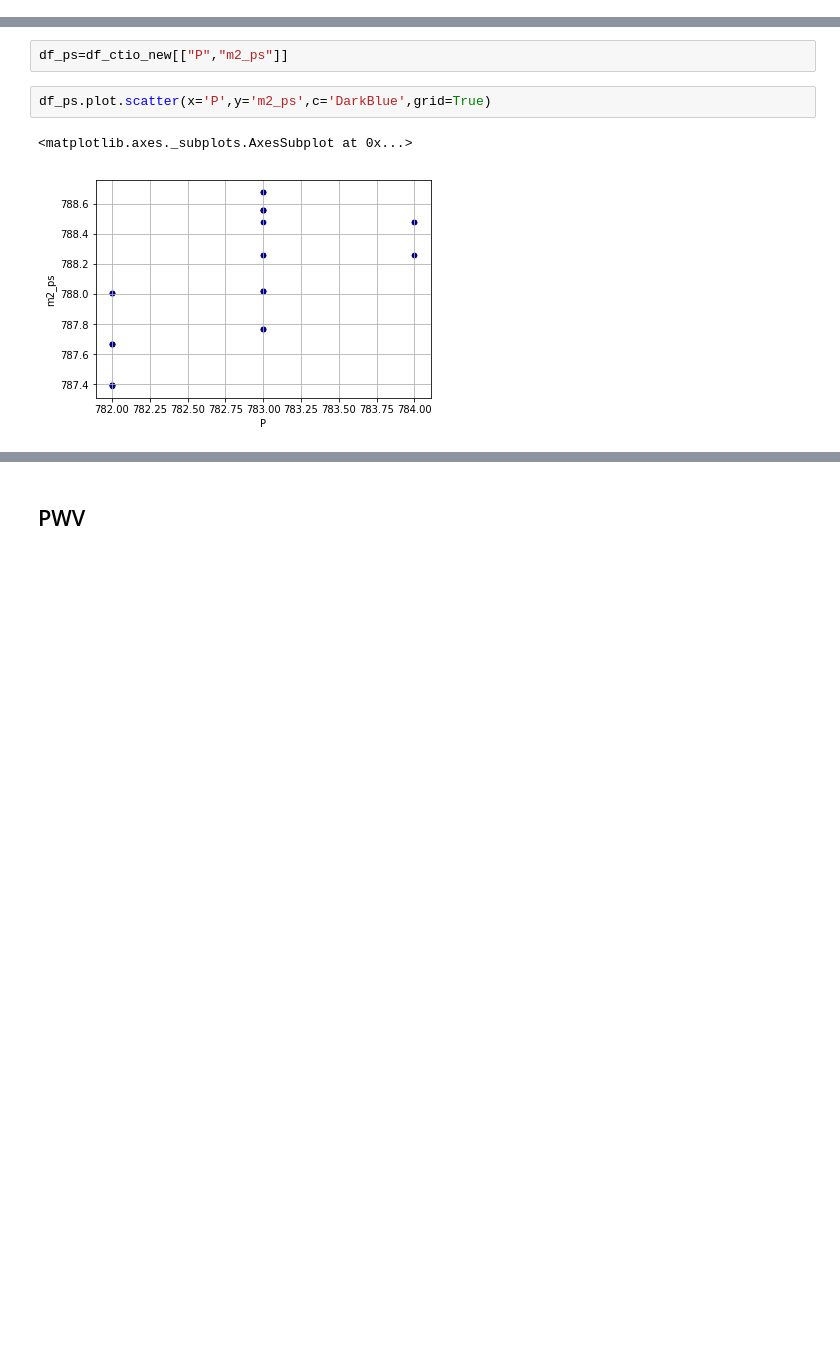
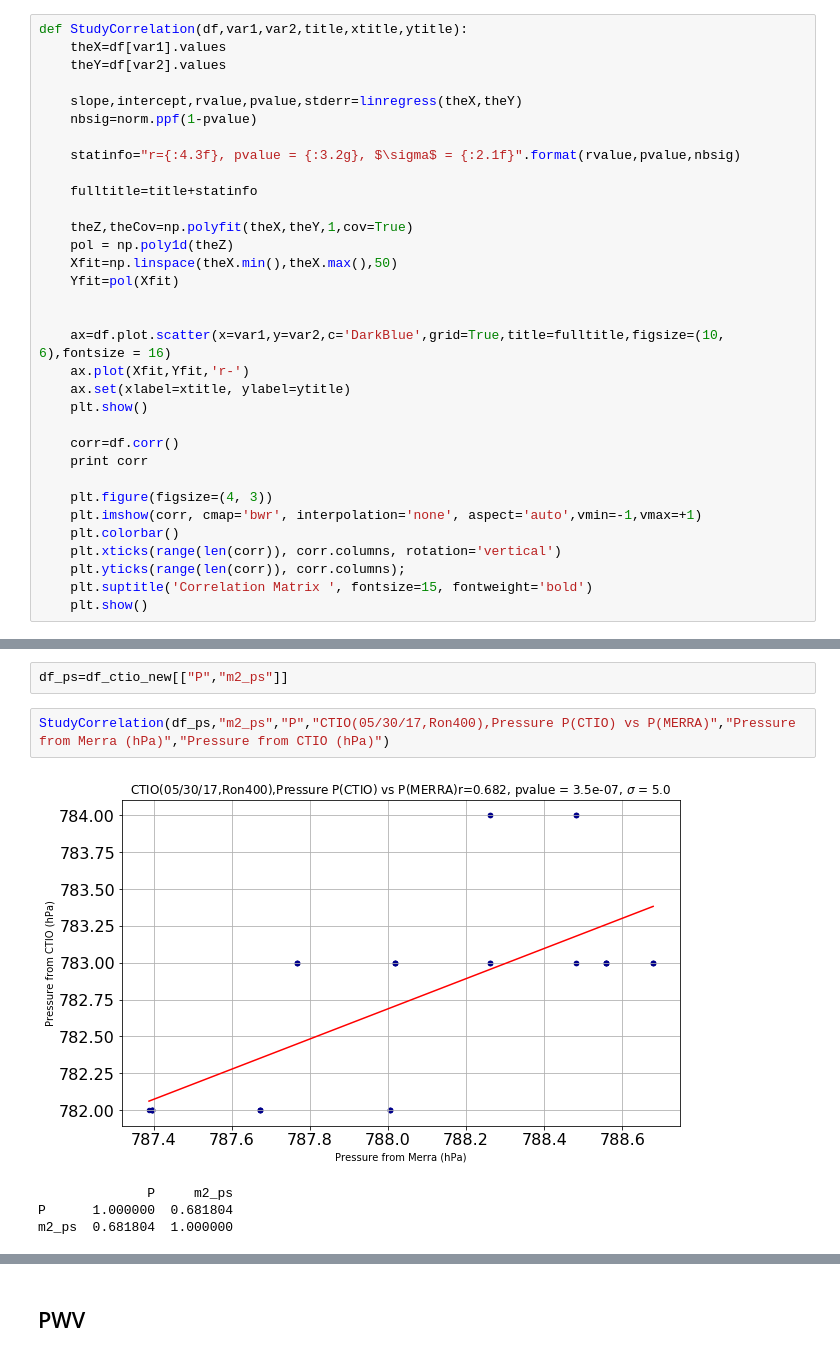
Before and after one commit to sylvielsstfr/GMAOMERRA2, a Jupyter notebook: atmparamcomp/CompareAtmParametersCTIO2017.ipynb, the cells around one changed output, grey strips where cells are left out. Saved outputs shown, nothing was run; the diff lists cells and outputs as text; blank space fills up the shorter version.

Commit message:
study correlation CTIO MERRA2

```diff
--- a/atmparamcomp/CompareAtmParametersCTIO2017.ipynb
+++ b/atmparamcomp/CompareAtmParametersCTIO2017.ipynb
@@ -382,12 +385,47 @@ df_ctio_new.head()
 5 rows × 33 columns
 # %% [markdown]
 # Do the analysis
+# %%
+def StudyCorrelation(df,var1,var2,title,xtitle,ytitle):
+    theX=df[var1].values
+    theY=df[var2].values
+
+    slope,intercept,rvalue,pvalue,stderr=linregress(theX,theY)
+    nbsig=norm.ppf(1-pvalue)
+
+    statinfo="r={:4.3f}, pvalue = {:3.2g}, $\sigma$ = {:2.1f}".format(rvalue,pvalue,nbsig)
+
+    fulltitle=title+statinfo
+
+    theZ,theCov=np.polyfit(theX,theY,1,cov=True)
+    pol = np.poly1d(theZ)
+    Xfit=np.linspace(theX.min(),theX.max(),50)
+    Yfit=pol(Xfit)
+
+
+    ax=df.plot.scatter(x=var1,y=var2,c='DarkBlue',grid=True,title=fulltitle,figsize=(10, 6),fontsize = 16)
+    ax.plot(Xfit,Yfit,'r-')
+    ax.set(xlabel=xtitle, ylabel=ytitle)
+    plt.show()
+
+    corr=df.corr()
+    print corr
+
+    plt.figure(figsize=(4, 3))
+    plt.imshow(corr, cmap='bwr', interpolation='none', aspect='auto',vmin=-1,vmax=+1)
+    plt.colorbar()
+    plt.xticks(range(len(corr)), corr.columns, rotation='vertical')
+    plt.yticks(range(len(corr)), corr.columns);
+    plt.suptitle('Correlation Matrix ', fontsize=15, fontweight='bold')
+    plt.show()
 # %% [markdown]
 ## Pressure
 # %%
 df_ps=df_ctio_new[["P","m2_ps"]]
-# %%
-df_ps.plot.scatter(x='P',y='m2_ps',c='DarkBlue',grid=True)
-# %% [output]
-<matplotlib.axes._subplots.AxesSubplot at 0x...>
-[figure, removed]
+# %%
+StudyCorrelation(df_ps,"m2_ps","P","CTIO(05/30/17,Ron400),Pressure P(CTIO) vs P(MERRA)","Pressure from Merra (hPa)","Pressure from CTIO (hPa)")
+# %% [output]
+[figure, added]
+              P     m2_ps
+P      1.000000  0.681804
+m2_ps  0.681804  1.000000
```
Also changed, not shown: parts of 9 cells of this notebook.
